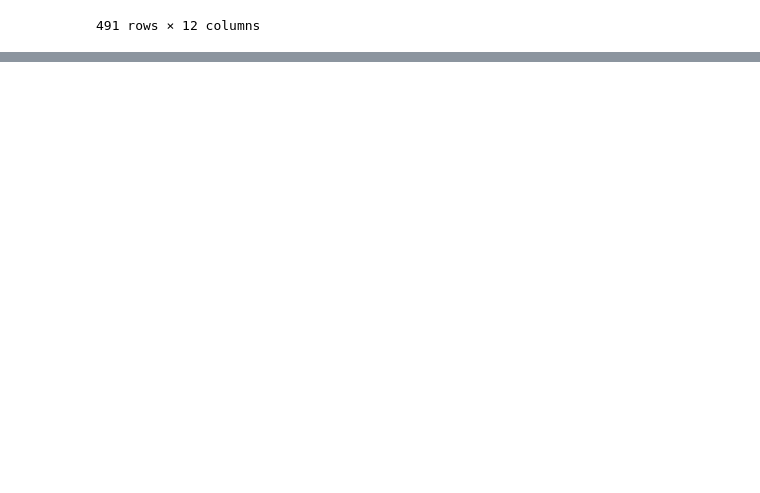
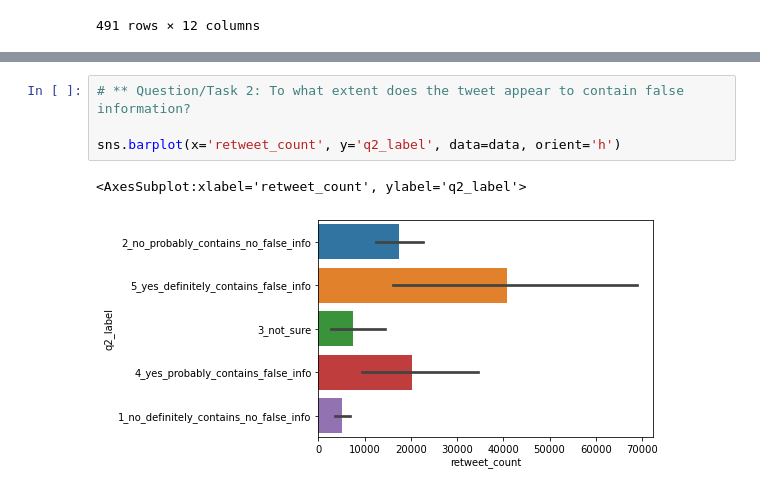
Before and after one commit to cmf9595/Data-Curation, a Jupyter notebook: Project Milestone.ipynb, the cells around one changed output, grey strips where cells are left out. Drawn from its saved outputs; the diff is of its cells as text; blank space fills up the shorter version.

```diff
--- a/Project Milestone.ipynb
+++ b/Project Milestone.ipynb
@@ -111,0 +112,7 @@ data
+# %%
+# ** Question/Task 2: To what extent does the tweet appear to contain false information?
+
+sns.barplot(x='retweet_count', y='q2_label', data=data, orient='h')
+# %% [output]
+<AxesSubplot:xlabel='retweet_count', ylabel='q2_label'>
+[figure, added]
```
Also changed, not shown: parts of 5 cells of this notebook.
